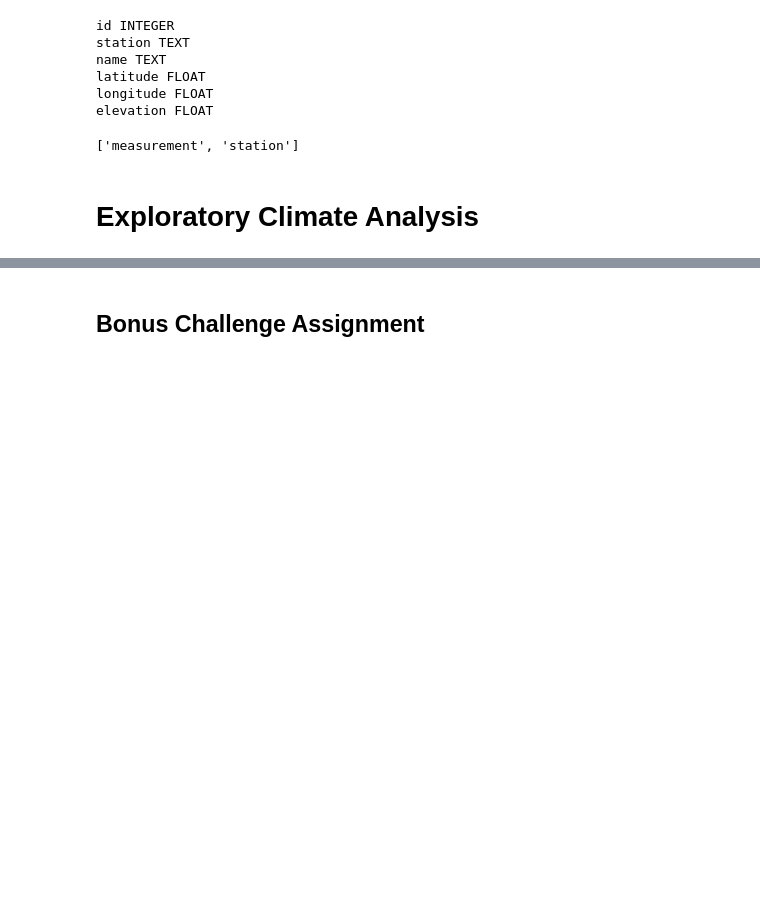
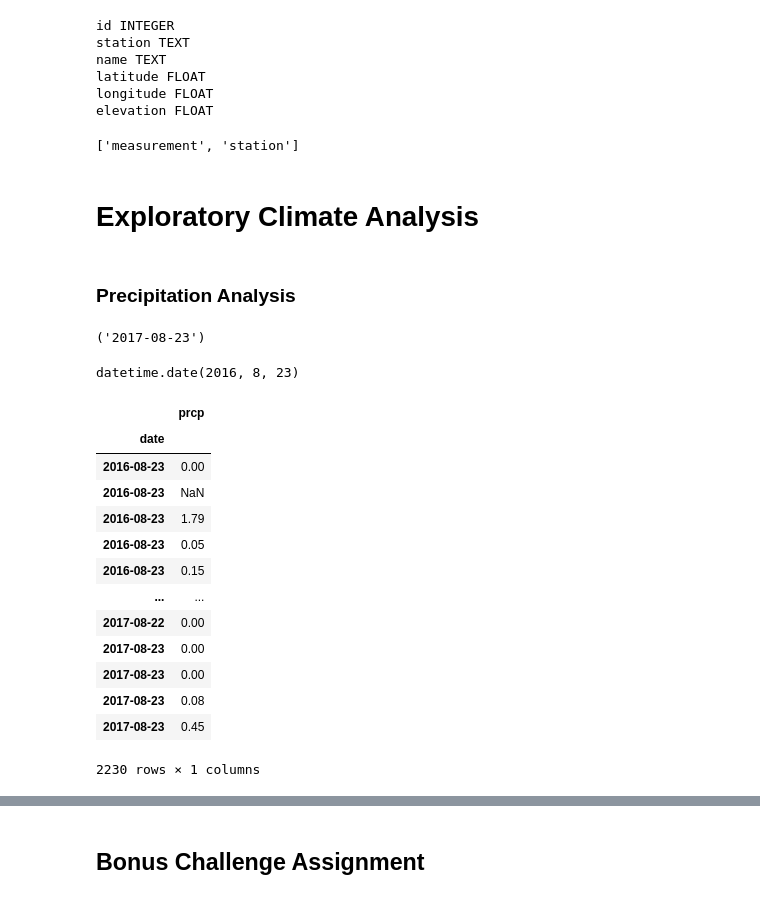
Before and after one commit to SaradhaRam/sqlalchemy-challenge, a Jupyter notebook: climate_starter.ipynb, the cells around one changed output, grey strips where cells are left out. Cells and saved outputs as stored; diff of their text form; code cells hidden in the pictures; blank space fills up the shorter version.

```diff
--- a/climate_starter.ipynb
+++ b/climate_starter.ipynb
@@ -88,23 +91,46 @@ session = Session(engine)
 # %% [markdown]
 # Exploratory Climate Analysis
+# %% [markdown]
+### Precipitation Analysis
+# %%
+# Calculate the latest date in the database
+latest_date = session.query(Measurement.date).order_by(Measurement.date.desc()).first()
+latest_date
+# %% [output]
+('2017-08-23')
+# %%
+# Calculate the date 1 year ago from the last data point in the database
+year_ago_date = dt.date(2017, 8, 23) - dt.timedelta(days=365)
+year_ago_date
+# %% [output]
+datetime.date(2016, 8, 23)
 # %%
 # Design a query to retrieve the last 12 months of precipitation data and plot the results
-prcp_last_12months = session.query(Measurement.prcp,Measurement.date).filter(Measurement.date <= '2017-08-23').\
-        filter(Measurement.date >= '2016-09-01').all()
+prcp_last_12months = session.query(Measurement.date, Measurement.prcp,Measurement.station,Measurement.tobs).\
+    filter(Measurement.date.between(year_ago_date, '2017-8-23')).all()
 prcp_last_12months
-# print("Last 12 months Percipitation : ", prcp_last_12months)
-print("-------------------------")
 
-# Calculate the date 1 year ago from the last data point in the database
-year_ago_date = dt.date(2017, 8, 23) - dt.timedelta(days=365)
-print("1 year ago: ", year_ago_date)
+# Select only the `date` and `prcp` values
+prcp_date = session.query(Measurement.date, Measurement.prcp).\
+    filter(Measurement.date.between(year_ago_date, '2017-8-23')).all()
+prcp_date
 
-# Perform a query to retrieve the data and precipitation scores
-prcp_data = session.query(Measurement.station,Measurement.date,Measurement.prcp,Measurement.tobs).limit(5).all()
-prcp_data
-prcp_last_12months
-# Save the query results as a Pandas DataFrame and set the index to the date column
-
+# Load the query results into a Pandas DataFrame and set the index to the date column
 # Sort the dataframe by date
-
-# Use Pandas Plotting with Matplotlib to plot the data
+precipitation_df = pd.DataFrame(prcp_date).set_index("date").sort_values(by = 'date')
+precipitation_df
+# %% [output]
+|  | prcp |
+| date |  |
+| 2016-08-23 | 0.00 |
+| 2016-08-23 | NaN |
+| 2016-08-23 | 1.79 |
+| 2016-08-23 | 0.05 |
+| 2016-08-23 | 0.15 |
+| ... | ... |
+| 2017-08-22 | 0.00 |
+| 2017-08-23 | 0.00 |
+| 2017-08-23 | 0.00 |
+| 2017-08-23 | 0.08 |
+| 2017-08-23 | 0.45 |
+2230 rows × 1 columns
```
Also changed, not shown: parts of 10 cells of this notebook, 4 other files.
